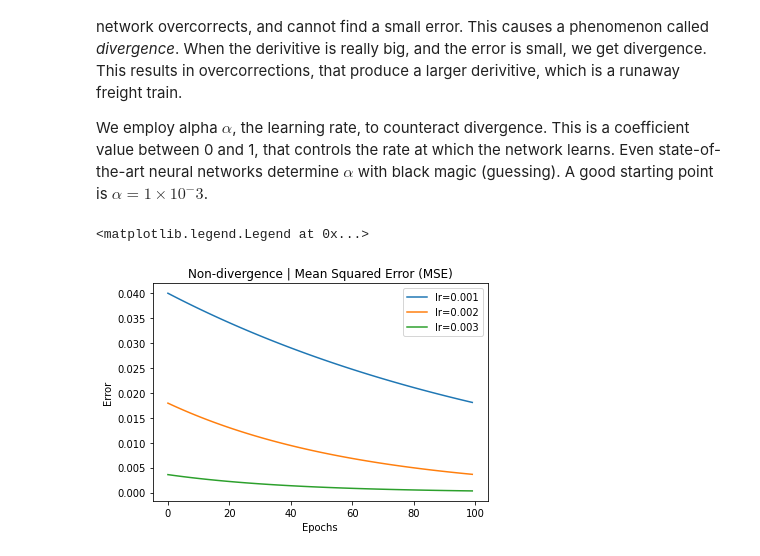
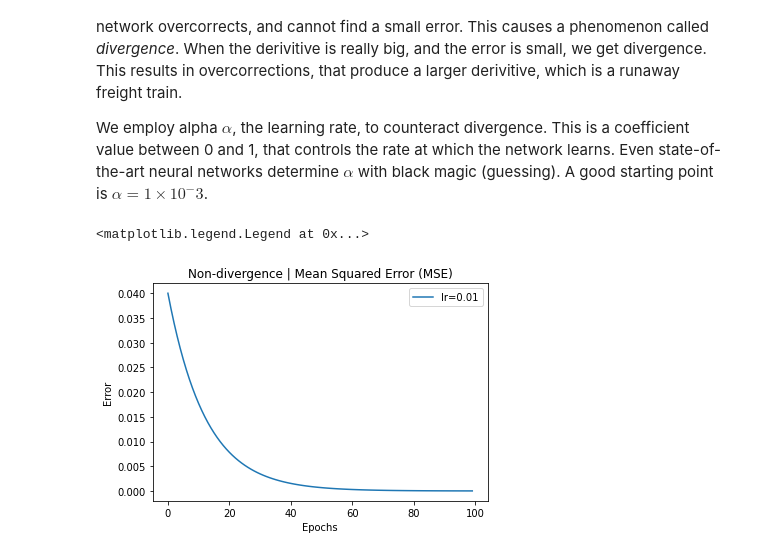
Before and after one commit to woodRock/grokking-deep-learning, a Jupyter notebook: chapter_4_gradient_descent.ipynb, the cells around one changed output. Cells and saved outputs as stored; diff of their text form; code cells hidden in the pictures.

```diff
--- a/chapter_4_gradient_descent.ipynb
+++ b/chapter_4_gradient_descent.ipynb
@@ -155,27 +192,31 @@ Sometimes the input is too large, which makes the weight updates too large. The
 
 We employ alpha $\alpha$, the learning rate, to counteract divergence. This is a coefficient value between 0 and 1, that controls the rate at which the network learns. Even state-of-the-art neural networks determine $\alpha$ with black magic (guessing). A good starting point is $\alpha = 1\times10^-3$.
 # %%
-weight, goal_pred, input = (0.5, 0.8, 2)
+# User input
+input= 2 #@param {type: "float"} {allow-input: true}
+weight = 0.5 #@param {type: "float"} {allow-input: true}
+goal_pred = 0.8 #@param {type: "float"} {allow-input: true}
+alpha = 1 *  10E-3 #@param {type: "float"} {allow-input: true}
 
-for alpha in [0.001, 0.002, 0.003]:
-    errors = []
+# Keep track of errors over training epochs.
+errors = []
 
-    for iteration in range(100):
-        pred = input * weight
-        error = (pred - goal_pred) ** 2
-        delta = pred - goal_pred
-        weight_delta = delta * input
-        weight -= alpha * weight_delta
+for iteration in range(100):
+    pred = input * weight
+    error = (pred - goal_pred) ** 2
+    delta = pred - goal_pred
+    weight_delta = delta * input
+    weight -= alpha * weight_delta
 
-        if iteration == 100:
-            print(f"Error: {error} Prediction {pred}")
-        errors.append(error)
-    plt.plot(errors, label=f"lr={alpha}")
+    if iteration == 100:
+        print(f"Error: {error} Prediction {pred}")
+    errors.append(error)
 
+plt.plot(errors, label=f"lr={alpha}")
 plt.title("Non-divergence | Mean Squared Error (MSE)")
 plt.xlabel("Epochs")
 plt.ylabel("Error")
 plt.legend()
 # %% [output]
 <matplotlib.legend.Legend at 0x...>
-[figure, old version]
+[figure, new version]
```
Also changed, not shown: parts of 6 cells of this notebook.
